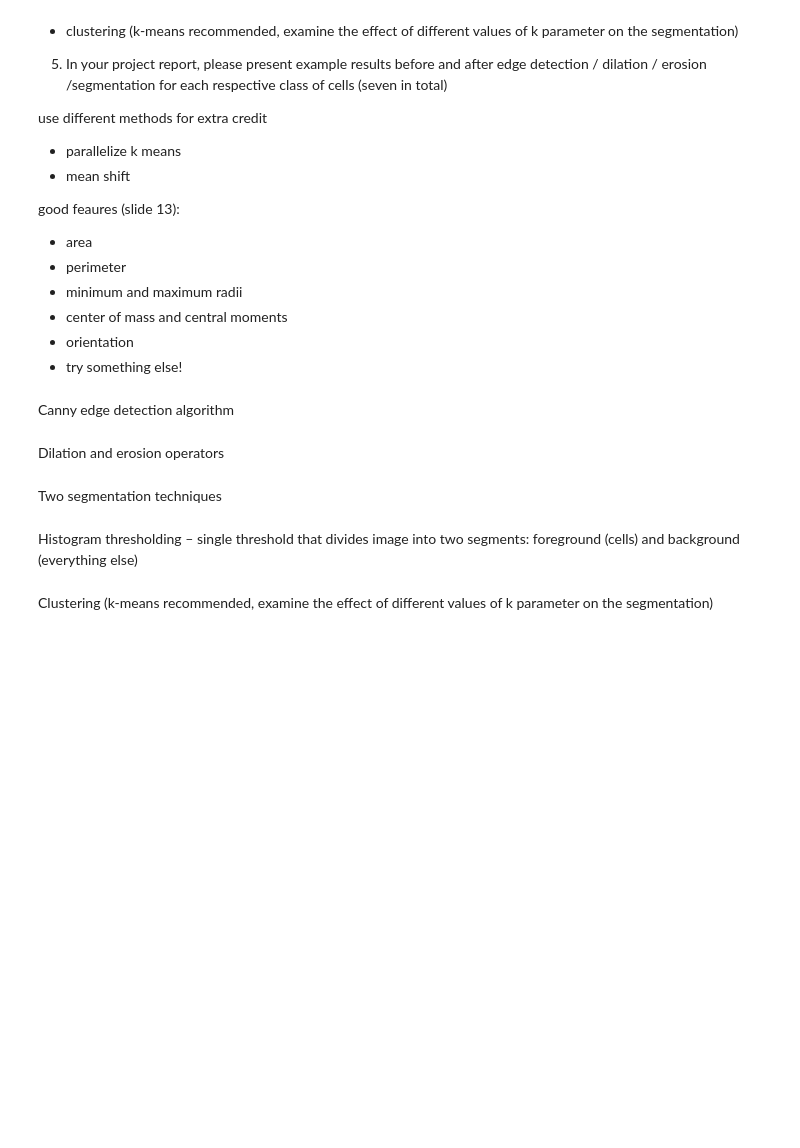
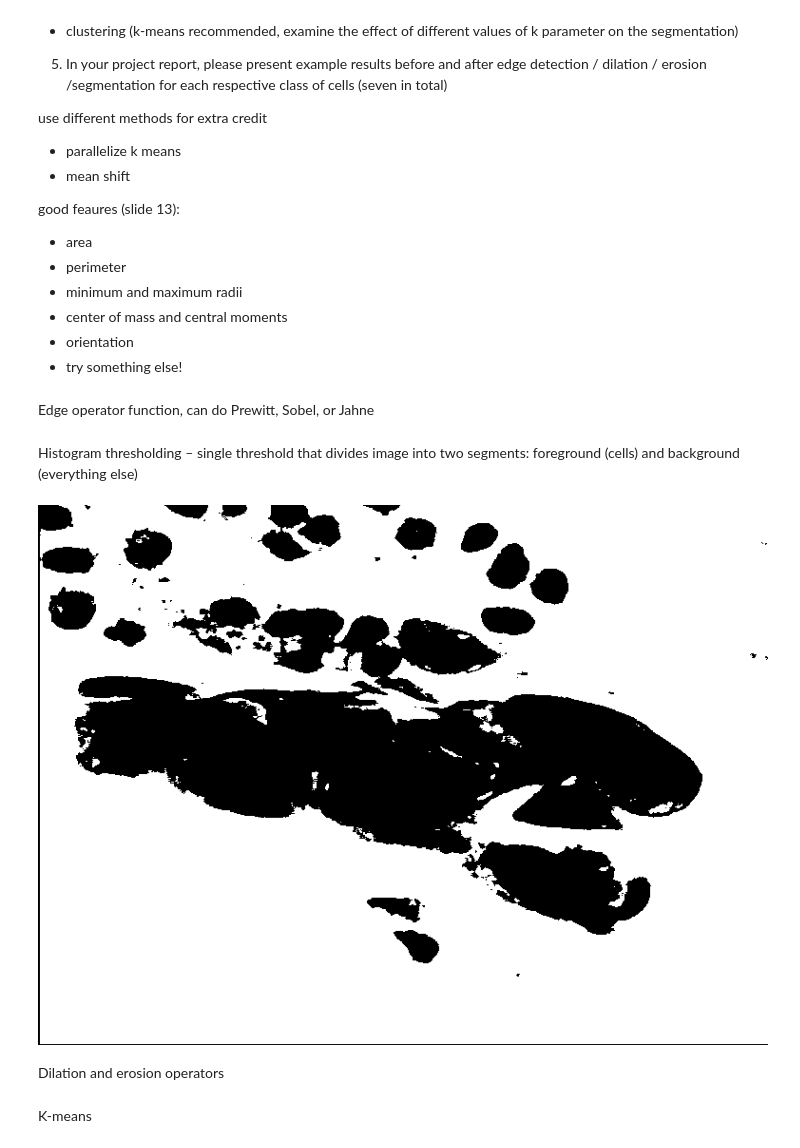
Before and after one commit to pickledherring/image_analysis, a Jupyter notebook: main.ipynb, the cells around one changed output. Cells and saved outputs as stored; diff of their text form; code cells hidden in the pictures; blank space fills up the shorter version.

Commit message:
all functions in notebook, little extra

```diff
--- a/main.ipynb
+++ b/main.ipynb
@@ -344,5 +356,5 @@ good feaures (slide 13):
 * center of mass and central moments
 * orientation
 * try something else!
-# %% [markdown]
-Canny edge detection algorithm
+# %% [markdown]
+Edge operator function, can do Prewitt, Sobel, or Jahne
@@ -349,8 +390,51 @@ Canny edge detection algorithm
+# %% [markdown]
+Histogram thresholding – single threshold that divides image into two segments: foreground (cells) and background (everything else)
+# %%
+def hist_thresh(img):
+    bins, counts = hist(img)
+    num_pix = sum(counts)
+    within_group_vars = []
+
+    for thresh in range(2, 255):
+        obj_prior = sum(counts[:thresh]) / num_pix
+        back_prior = sum(counts[thresh:]) / num_pix
+
+        if obj_prior != 0:
+            obj_mean = (sum([i * counts[i] for i in range(thresh)]) / num_pix)\
+                / obj_prior
+            obj_var = sum([(i - obj_mean)**2 * counts[i] for i in range(thresh)])\
+                / (num_pix * obj_prior)
+        else:
+            obj_var = 0
+
+        if back_prior != 0:
+            back_mean = (sum([i * counts[i] for i in range(thresh, 255)]) / num_pix)\
+                / back_prior
+            back_var = sum([(i - back_mean)**2 * counts[i] for i in range(thresh, 255)])\
+                / (num_pix * back_prior)
+        else:
+            back_var = 0
+
+        within_group_vars.append(obj_var * obj_prior + back_var * back_prior)
+
+    index = within_group_vars.index(min(within_group_vars))
+    threshold = bins[index+1]
+
+    length = len(img)
+    width = len(img[0])
+
+    new_img = []
+    for i in range(length):
+        new_img.append([])
+        for j in range(width):
+            if img[i][j] <= threshold:
+                new_img[i].append(0)
+            else:
+                new_img[i].append(255)
+    return new_img
+# %%
+to_image(hist_thresh(open_in_gray("Cancerous cell smears/mod02.BMP")))
+# %% [output]
+[figure, added]
 # %% [markdown]
 Dilation and erosion operators
-# %% [markdown]
-Two segmentation techniques
-# %% [markdown]
-Histogram thresholding – single threshold that divides image into two segments: foreground (cells) and background (everything else)
-# %% [markdown]
-Clustering (k-means recommended, examine the effect of different values of k parameter on the segmentation)
@@ -356,0 +496,2 @@ Clustering (k-means recommended, examine the effect of different values of k par
+# %% [markdown]
+K-means
```
Also changed, not shown: parts of 9 cells of this notebook.
